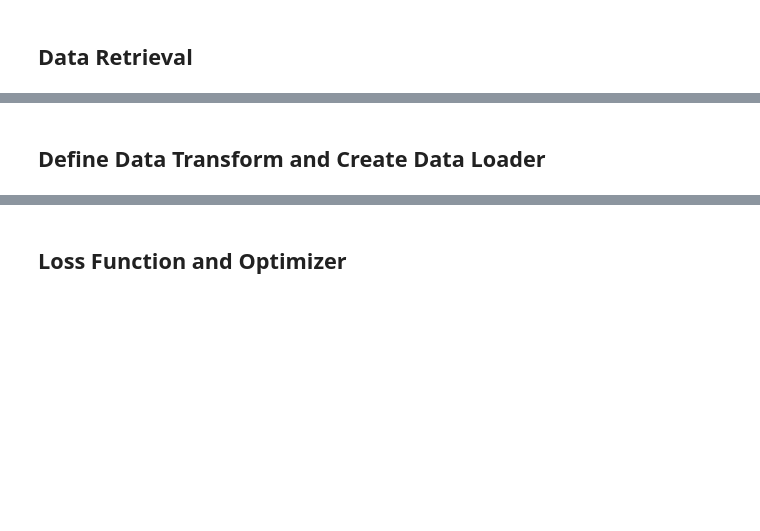
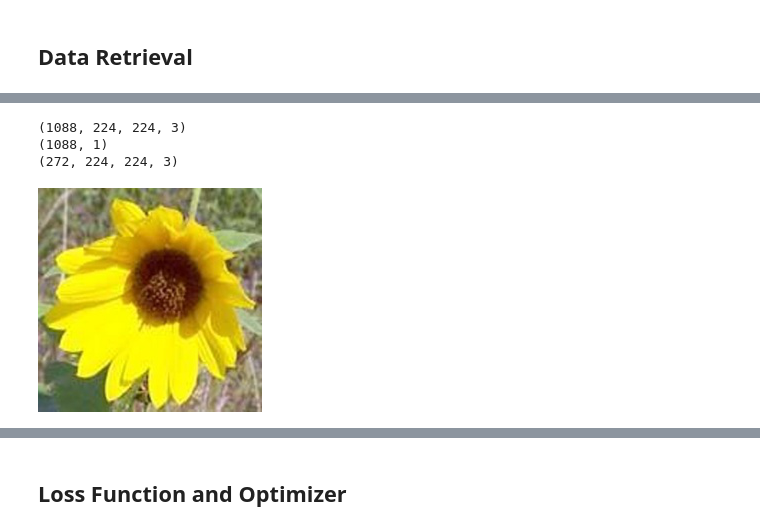
Before and after one commit to pbrebner/17flower-dataset-classification, a Jupyter notebook: 17_category_flower_dataset.ipynb, the cells around one changed output, grey strips where cells are left out. Cells and saved outputs as stored; diff of their text form; code cells hidden in the pictures; blank space fills up the shorter version.

```diff
--- a/17_category_flower_dataset.ipynb
+++ b/17_category_flower_dataset.ipynb
@@ -100,7 +140,11 @@ images.shape
 # %%
 # split data into training and test
-train_images, test_images, train_labels, test_labels = train_test_split(images,labels, train_size = 0.8, random_state = 104)
+train_images, test_images, train_labels, test_labels = train_test_split(images,labels,train_size = 0.8,random_state = 100)
 
-# Create Train/Test Folders
+print(train_images.shape)
+print(train_labels.shape)
+print(test_images.shape)
+# %% [output]
+(1088, 224, 224, 3)
+(1088, 1)
+(272, 224, 224, 3)
-# %% [markdown]
-## Define Data Transform and Create Data Loader
@@ -118,0 +174,5 @@ test_loader = torch.utils.data.DataLoader(test_set, batch_size =32, shuffle=Fals
+# %%
+#Now the images are stored in their corresponding folders based on their class
+Image.open(cwd + "/17category-flowers-py/train/Sunflower/1005.jpg")
+# %% [output]
+[figure, added]
```
Also changed, not shown: parts of 54 cells of this notebook.
